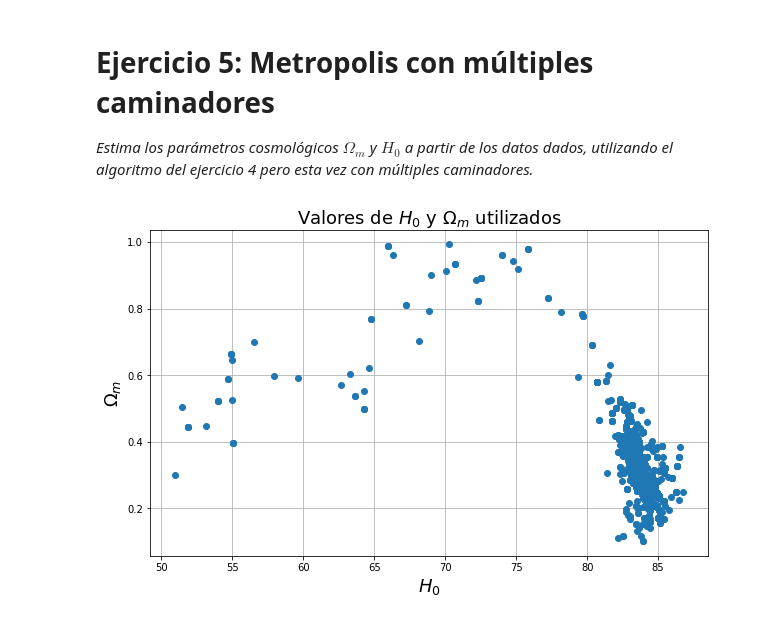
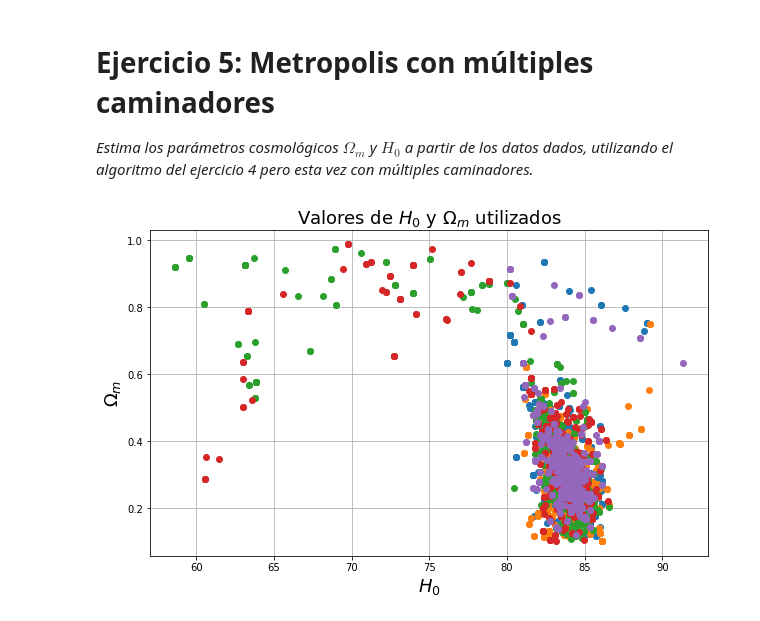
Before and after one commit to CosmoStats/cosmostats2018-Pagutri, a Jupyter notebook: Sep/ejercicios/ejercicio05.ipynb, the cells around one changed output. Cells and saved outputs as stored; diff of their text form; code cells hidden in the pictures.

```diff
--- a/Sep/ejercicios/ejercicio05.ipynb
+++ b/Sep/ejercicios/ejercicio05.ipynb
@@ -67,7 +67,10 @@ def mcmc_step(params_0, params, l0, l1):
 
     return l0, params_0
 # %%
-def walker(N_samples, params_0,):
+# Este caminador solo funciona con los datos y la función
+# de likelihood especificados arriba
+
+def walker(Nsamples, params_0,):
     x_sample = []
     y_sample = []
     old_like = log_like(params_0, mu, z, varianza)
@@ -93,15 +96,18 @@ def walker(N_samples, params_0,):
         old_like, params_0 = mcmc_step(params_0, params, old_like, new_like)
 
     return x_sample, y_sample
-# %%
-
-
-h_sample, omega_sample = walker(10000, [51.0, 0.3])
 # %%
-plt.plot(h_sample, omega_sample, 'o')
+N_walkers = 5
+
+for i in range(N_walkers):
+    omega_initial = 0.0001 + random()
+    h_initial = 50.0 * (1.0 + random())
+    h_sample, omega_sample = walker(10000, [h_initial, omega_initial])
+    plt.plot(h_sample, omega_sample, 'o')
+
 plt.xlabel(r'$H_0$', fontsize = 18)
 plt.ylabel(r'$\Omega_m$', fontsize = 18)
 plt.title(r'Valores de $H_0$ y $\Omega_m$ utilizados', fontsize = 18)
 plt.grid()
 # %% [output]
-[figure, old version]
+[figure, new version]
```
